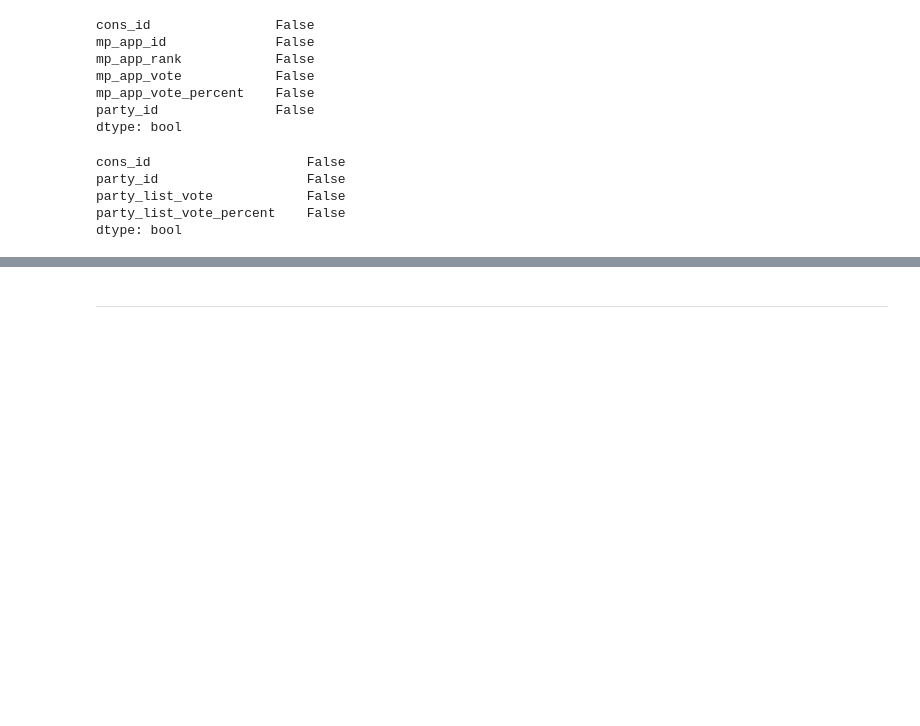
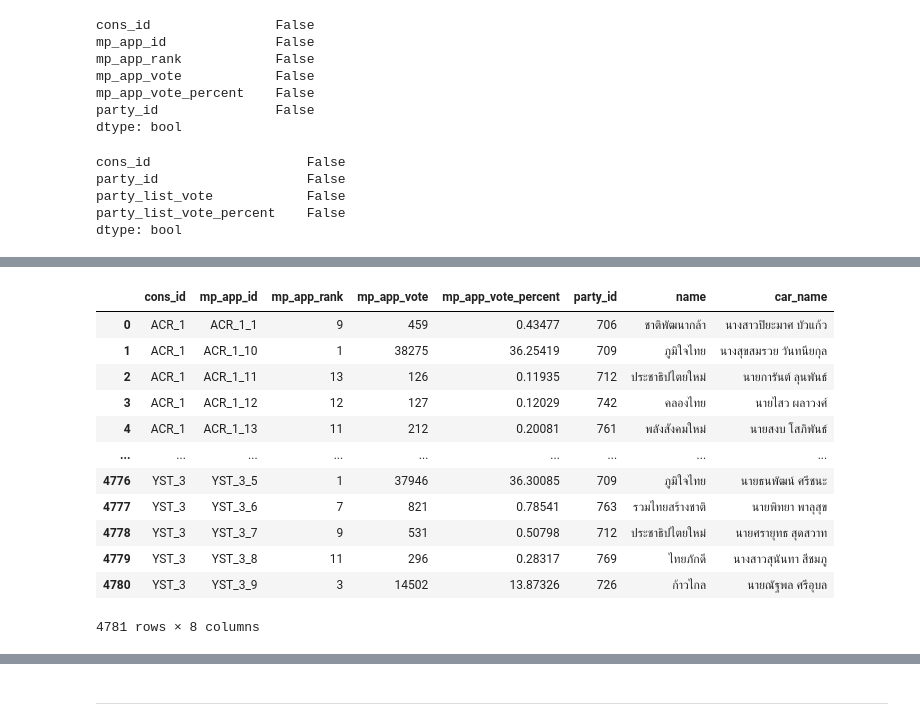
Before and after one commit to sitthatkaja/DPDM2023, a Jupyter notebook: midterm_dpdm2023.ipynb, the cells around one changed output, grey strips where cells are left out. Saved outputs shown, nothing was run; the diff lists cells and outputs as text; code cells hidden in the pictures; blank space fills up the shorter version.

```diff
--- a/midterm_dpdm2023.ipynb
+++ b/midterm_dpdm2023.ipynb
@@ -69,0 +72,4 @@ table_party
+# %%
+name_party = pd.read_csv('/content/drive/MyDrive/DPDM23_DATA/ectreport66.xlsx - info_party_overview.csv')
+new_name = name_party[['id','name']]
+new_name
@@ -69,0 +92,3 @@ table_party
+# %%
+name_car = pd.read_csv('/content/drive/MyDrive/DPDM23_DATA/ectreport66.xlsx - Candidate_Constituency.csv')
+name_car
@@ -93,0 +143,3 @@ dtype: bool
+# %%
+table_candidate['name'] = table_candidate['party_id'].map(new_name.set_index('id')['name'])
+table_candidate
@@ -93,0 +160,17 @@ dtype: bool
+# %%
+table_candidate['car_name'] = table_candidate['mp_app_id'].map(name_car.set_index('mp_app_id')['mp_app_name'])
+table_candidate
+# %% [output]
+|  | cons_id | mp_app_id | mp_app_rank | mp_app_vote | mp_app_vote_percent | party_id | name | car_name |
+| 0 | ACR_1 | ACR_1_1 | 9 | 459 | 0.43477 | 706 | ชาติพัฒนากล้า | นางสาวปิยะมาศ บัวแก้ว |
+| 1 | ACR_1 | ACR_1_10 | 1 | 38275 | 36.25419 | 709 | ภูมิใจไทย | นางสุขสมรวย วันทนียกุล |
+| 2 | ACR_1 | ACR_1_11 | 13 | 126 | 0.11935 | 712 | ประชาธิปไตยใหม่ | นายการันต์ ลุนพันธ์ |
+| 3 | ACR_1 | ACR_1_12 | 12 | 127 | 0.12029 | 742 | คลองไทย | นายไสว ผลาวงศ์ |
+| 4 | ACR_1 | ACR_1_13 | 11 | 212 | 0.20081 | 761 | พลังสังคมใหม่ | นายสงบ โสภิพันธ์ |
+| ... | ... | ... | ... | ... | ... | ... | ... | ... |
+| 4776 | YST_3 | YST_3_5 | 1 | 37946 | 36.30085 | 709 | ภูมิใจไทย | นายธนพัฒน์ ศรีชนะ |
+| 4777 | YST_3 | YST_3_6 | 7 | 821 | 0.78541 | 763 | รวมไทยสร้างชาติ | นายพิทยา พาลุสุข |
+| 4778 | YST_3 | YST_3_7 | 9 | 531 | 0.50798 | 712 | ประชาธิปไตยใหม่ | นายศรายุทธ สุดสวาท |
+| 4779 | YST_3 | YST_3_8 | 11 | 296 | 0.28317 | 769 | ไทยภักดี | นางสาวสุนันทา สีชมภู |
+| 4780 | YST_3 | YST_3_9 | 3 | 14502 | 13.87326 | 726 | ก้าวไกล | นายณัฐพล ศรีอุบล |
+4781 rows × 8 columns
```
Also changed, not shown: parts of 36 cells of this notebook.
